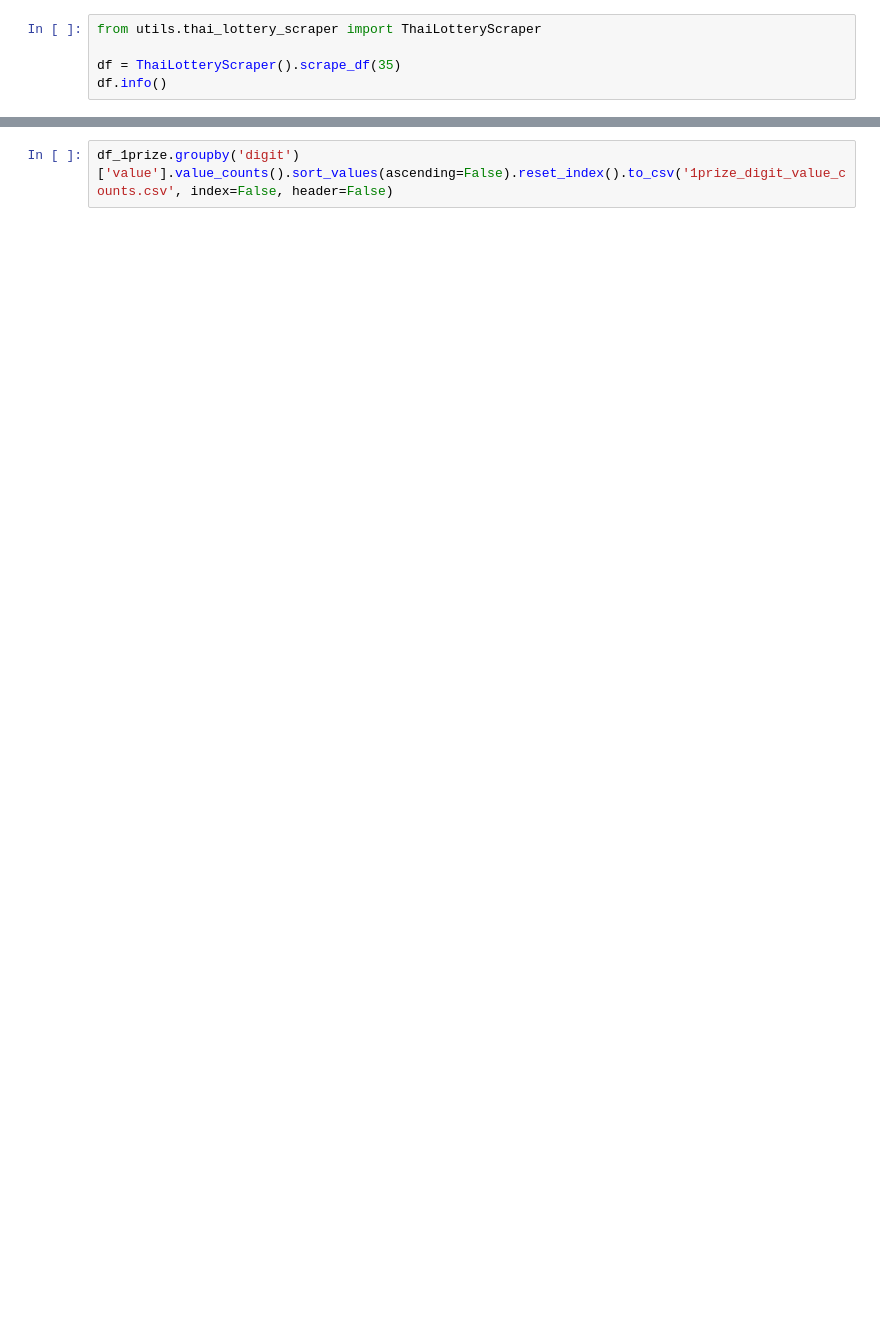
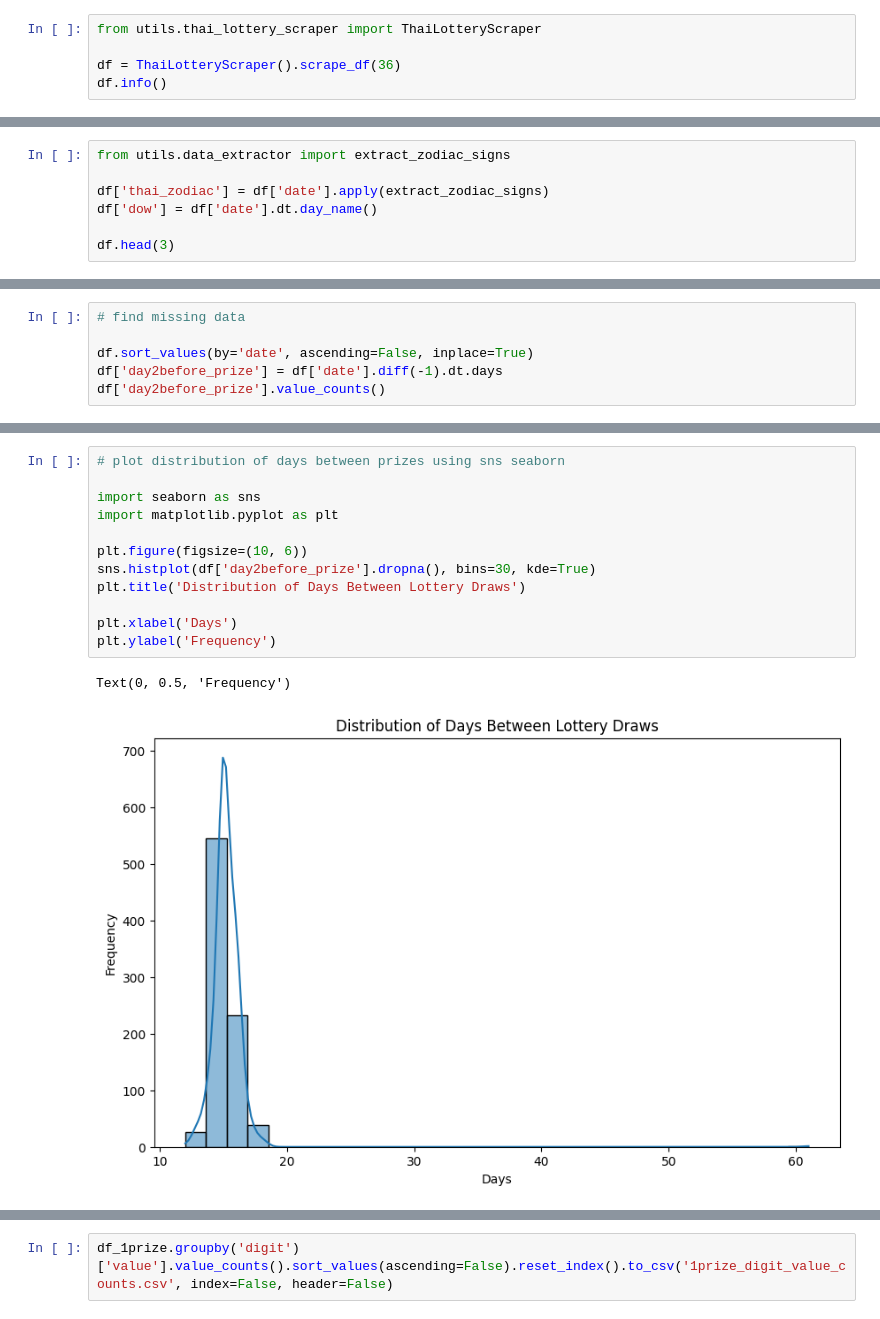
Before and after one commit to tangnatta/AUT461-Thai-Lottery-2025, a Jupyter notebook: eda.ipynb, the cells around one changed output, grey strips where cells are left out. Drawn from its saved outputs; the diff is of its cells as text; blank space fills up the shorter version.

Commit message:
data extract and simple eda

```diff
--- a/eda.ipynb
+++ b/eda.ipynb
@@ -1,7 +5,7 @@
 # %%
 from utils.thai_lottery_scraper import ThaiLotteryScraper
 
-df = ThaiLotteryScraper().scrape_df(35)
+df = ThaiLotteryScraper().scrape_df(36)
 df.info()
 # %% [output]
 <class 'pandas.core.frame.DataFrame'>
@@ -24,0 +29,7 @@ memory usage: 72.3+ KB
+# %%
+from utils.data_extractor import extract_zodiac_signs
+
+df['thai_zodiac'] = df['date'].apply(extract_zodiac_signs)
+df['dow'] = df['date'].dt.day_name()
+
+df.head(3)
@@ -24,0 +60,6 @@ memory usage: 72.3+ KB
+# %%
+# find missing data
+
+df.sort_values(by='date', ascending=False, inplace=True)
+df['day2before_prize'] = df['date'].diff(-1).dt.days
+df['day2before_prize'].value_counts()
@@ -24,0 +77,15 @@ memory usage: 72.3+ KB
+# %%
+# plot distribution of days between prizes using sns seaborn
+
+import seaborn as sns
+import matplotlib.pyplot as plt
+
+plt.figure(figsize=(10, 6))
+sns.histplot(df['day2before_prize'].dropna(), bins=30, kde=True)
+plt.title('Distribution of Days Between Lottery Draws')
+
+plt.xlabel('Days')
+plt.ylabel('Frequency')
+# %% [output]
+Text(0, 0.5, 'Frequency')
+[figure, added]
```
Also changed, not shown: parts of 12 cells of this notebook, 7 other files.
